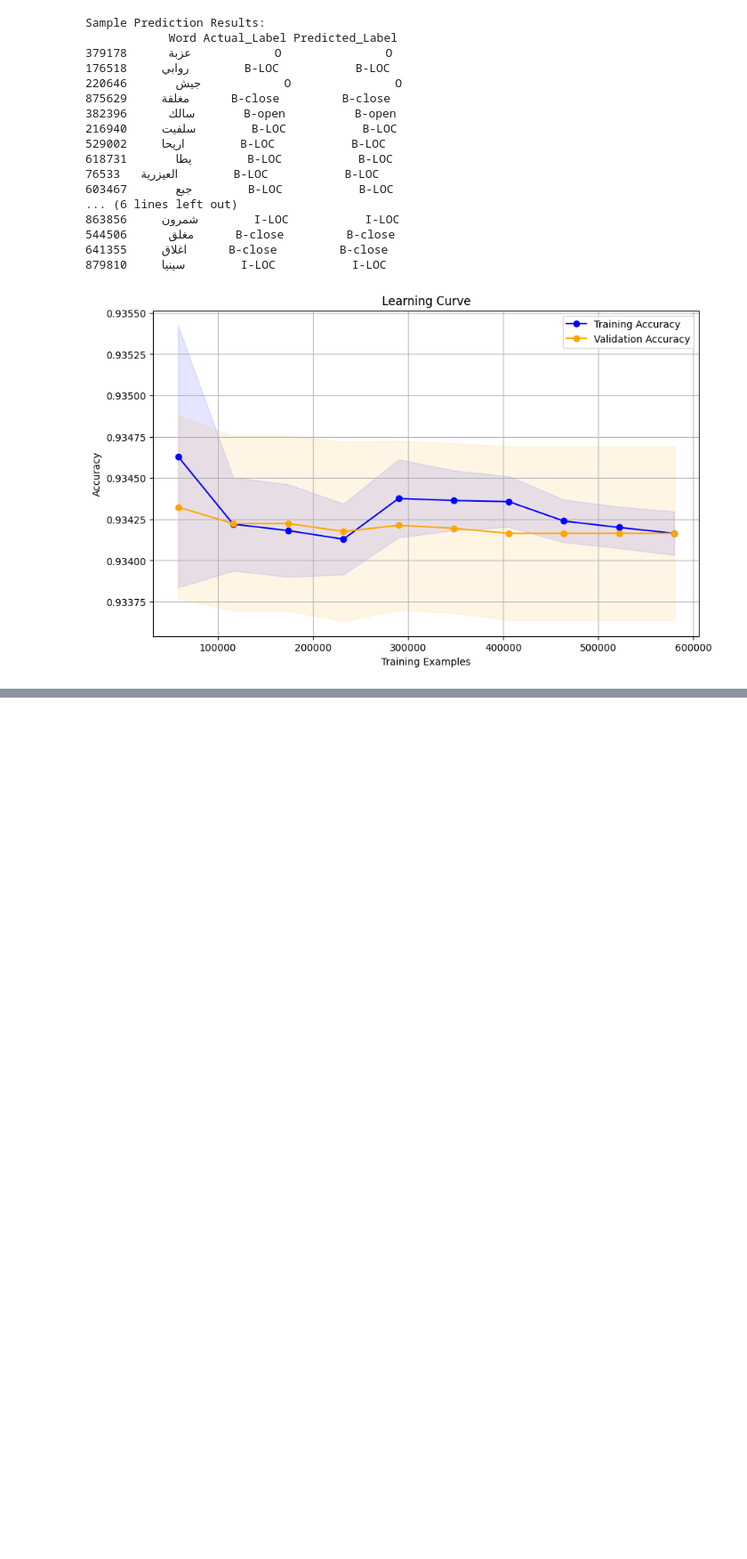
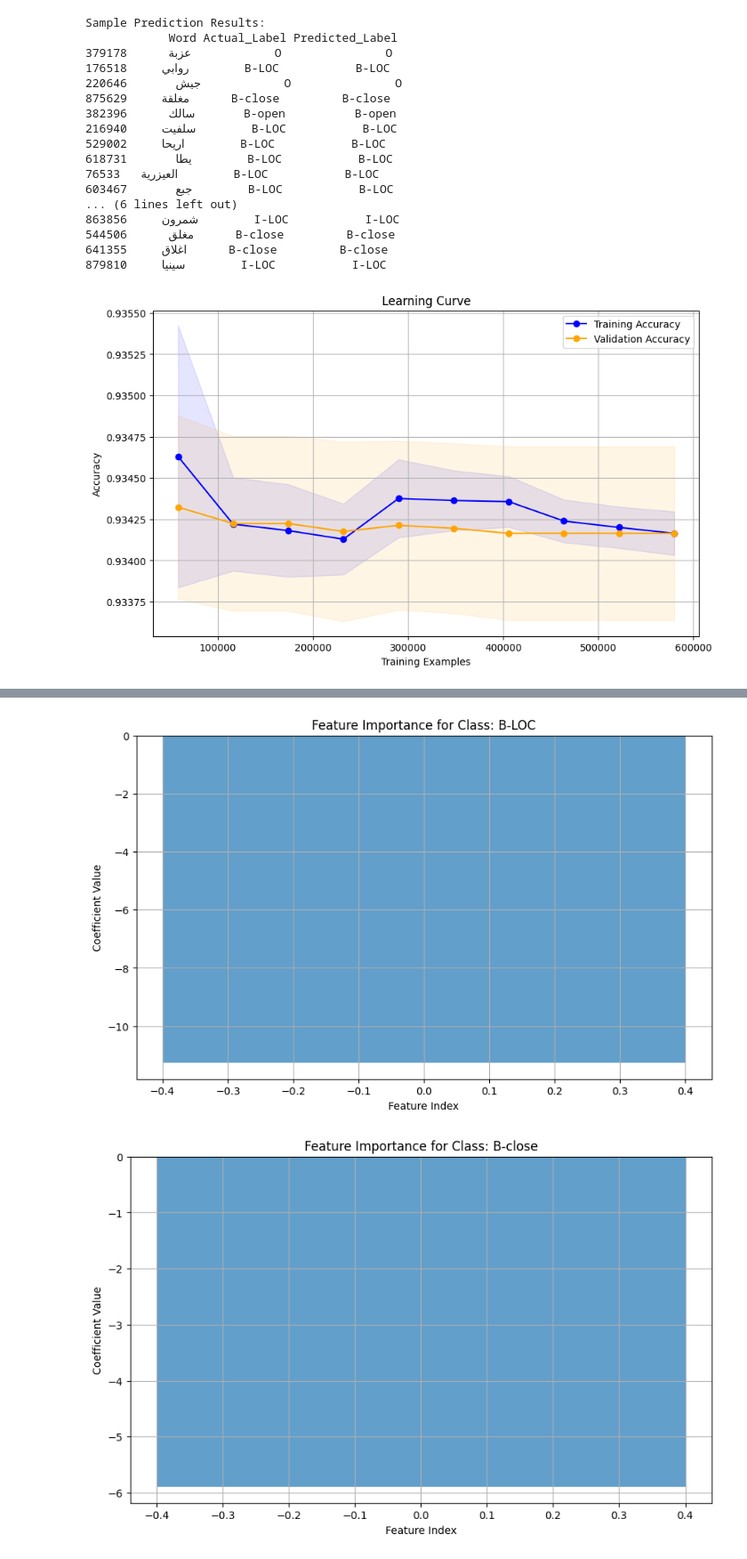
Before and after one commit to ehabsuliman/ROADWATCH, a Jupyter notebook: Road/RW.ipynb, the cells around one changed output, grey strips where cells are left out. Shown at 89% size. Drawn from its saved outputs; the diff is of its cells as text; code cells hidden in the pictures; blank space fills up the shorter version.

```diff
--- a/Road/RW.ipynb
+++ b/Road/RW.ipynb
@@ -771,0 +801,17 @@ plt.show()
+# %%
+# Feature importance visualization
+coefficients = model.coef_  # Coefficients for each class
+classes = label_encoder.classes_
+
+# Create a plot for each class
+for i, class_name in enumerate(classes):
+    plt.figure(figsize=(10, 6))
+    plt.bar(range(coefficients.shape[1]), coefficients[i], alpha=0.7)
+    plt.title(f"Feature Importance for Class: {class_name}")
+    plt.xlabel("Feature Index")
+    plt.ylabel("Coefficient Value")
+    plt.grid()
+    plt.show()
+# %% [output]
+[figure, added]
+[figure, added]
```
Also changed, not shown: parts of 7 cells of this notebook.
